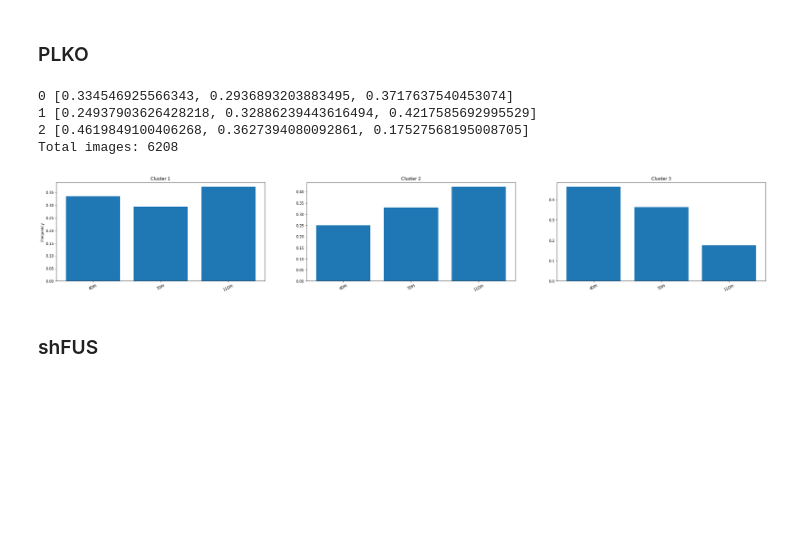
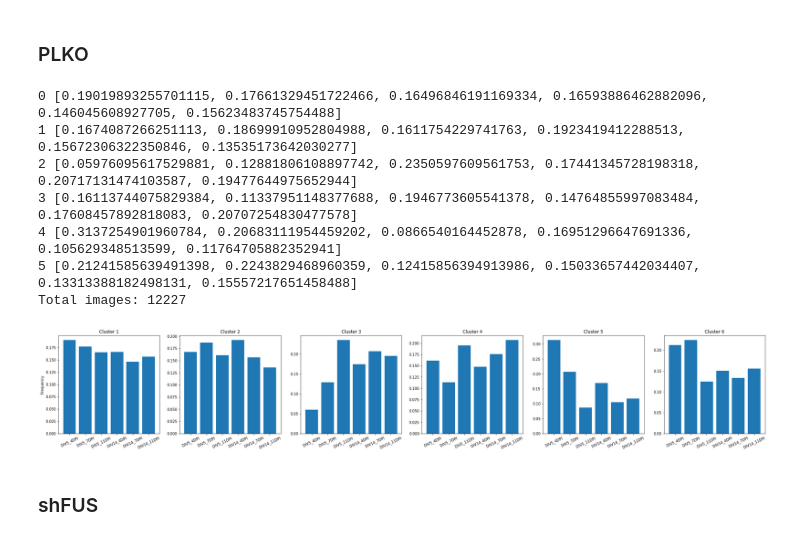
Before and after one commit to FLClab/STED-FM, a Jupyter notebook: experiments/clustering-experiments/als_experiment.ipynb, the cells around one changed output. Cells and saved outputs as stored; diff of their text form; code cells hidden in the pictures; blank space fills up the shorter version.

Commit message:
update(): clustering notebooks and patch clustering for segmentation

```diff
--- a/experiments/clustering-experiments/als_experiment.ipynb
+++ b/experiments/clustering-experiments/als_experiment.ipynb
@@ -167,7 +167,7 @@ fig.gca().invert_yaxis() # this plus the x-axis invert in the right-flipped dend
 (12227, 384)
 [figure]
 # %%
-labels = ["4DPI", "7DPI", "11DPI"]
+labels = ["DIV5_4DPI", "DIV5_7DPI", "DIV5_11DPI", "DIV14_4DPI", "DIV14_7DPI", "DIV14_11DPI"]
 frequencies = {
     key: [0] * len(labels) for key in np.unique(clusters1)
 }
@@ -183,7 +183,7 @@ with tarfile.open("/home-local/Frederic/Datasets/ALS/catalog/train_ALS.tar", "r"
         metadata = data["metadata"].item()
         if metadata["DIV"] == "DIV14":
             continue
-        key = metadata["DPI"]
+        key = metadata["DIV"] + "_" + metadata["DPI"]
         frequencies[cluster_id][labels.index(key)] += 1
 
 fig, axs = plt.subplots(1, len(np.unique(clusters1)), figsize=(35, 5))
@@ -366,52 +366,60 @@ plt.show()
 # %%
 from sklearn.cluster import KMeans
 import matplotlib.pyplot as plt
-kmeans = KMeans(n_clusters=3, random_state=42)
+kmeans = KMeans(n_clusters=6, random_state=42)
 kmeans.fit(train_embeddings)
 clusters_plko = kmeans.labels_
 centroids_plko = kmeans.cluster_centers_
 
-labels = ["4DPI", "7DPI", "11DPI"]
+labels = ["DIV5_4DPI", "DIV5_7DPI", "DIV5_11DPI", "DIV14_4DPI", "DIV14_7DPI", "DIV14_11DPI"]
 kmeans_frequencies_plko = {
     key: [0] * len(labels) for key in np.unique(clusters_plko)
 }
 with tarfile.open("/home-local/Frederic/Datasets/ALS/catalog/train_ALS.tar", "r") as handle:
     for cluster_id, member_name in tqdm(zip(clusters_plko, train_names), total=len(clusters_plko)):
         member = handle.getmember(name=member_name)
         buffer = io.BytesIO()
         buffer.write(handle.extractfile(member).read())
         buffer.seek(0)
         data = np.load(buffer, allow_pickle=True)
         data = {key: values for key, values in data.items()}
         metadata = data["metadata"].item()
-        if metadata["DIV"] == "DIV14":
-            continue
-        key = metadata["DPI"]
+        # if metadata["DIV"] == "DIV14":
+        #     continue
+        key = metadata["DIV"] + "_" + metadata["DPI"]
         kmeans_frequencies_plko[cluster_id][labels.index(key)] += 1
 
 
 total_images = 0
 for key, value in kmeans_frequencies_plko.items():
     total_images += sum(value)
     value = [item / sum(value) for item in value]
     print(key, value)
 
 print(f"Total images: {total_images}")
 
 fig, axs = plt.subplots(1, len(np.unique(clusters_plko)), figsize=(35, 5))
 for i in range(len(np.unique(clusters_plko))):
     total = sum(kmeans_frequencies_plko[i])
     axs[i].bar(labels, [item / total for item in kmeans_frequencies_plko[i]])
     axs[i].set_title(f"Cluster {i+1}")
     axs[i].set_xticklabels(labels, rotation=25)
     axs[0].set_ylabel("Frequency")
+
+plt.savefig('PLKO.png',
+            facecolor='white',
+            bbox_inches='tight',
+            dpi=300)
 plt.show()
 # %% [output]
-0 [0.334546925566343, 0.2936893203883495, 0.3717637540453074]
-1 [0.24937903626428218, 0.32886239443616494, 0.4217585692995529]
-2 [0.4619849100406268, 0.3627394080092861, 0.17527568195008705]
-Total images: 6208
+0 [0.19019893255701115, 0.17661329451722466, 0.16496846191169334, 0.16593886462882096, 0.146045608927705, 0.15623483745754488]
+1 [0.1674087266251113, 0.18699910952804988, 0.1611754229741763, 0.1923419412288513, 0.15672306322350846, 0.13535173642030277]
+2 [0.05976095617529881, 0.12881806108897742, 0.2350597609561753, 0.17441345728198318, 0.20717131474103587, 0.19477644975652944]
+3 [0.16113744075829384, 0.11337951148377688, 0.1946773605541378, 0.14764855997083484, 0.17608457892818083, 0.20707254830477578]
+4 [0.3137254901960784, 0.20683111954459202, 0.0866540164452878, 0.16951296647691336, 0.105629348513599, 0.11764705882352941]
+5 [0.21241585639491398, 0.2243829468960359, 0.12415856394913986, 0.15033657442034407, 0.13313388182498131, 0.15557217651458488]
+Total images: 12227
-[figure, old version]
+[figure, new version]
 # %% [markdown]
 ### shFUS
 # %%
```
Also changed, not shown: parts of 5 cells of this notebook, 3 other files.
